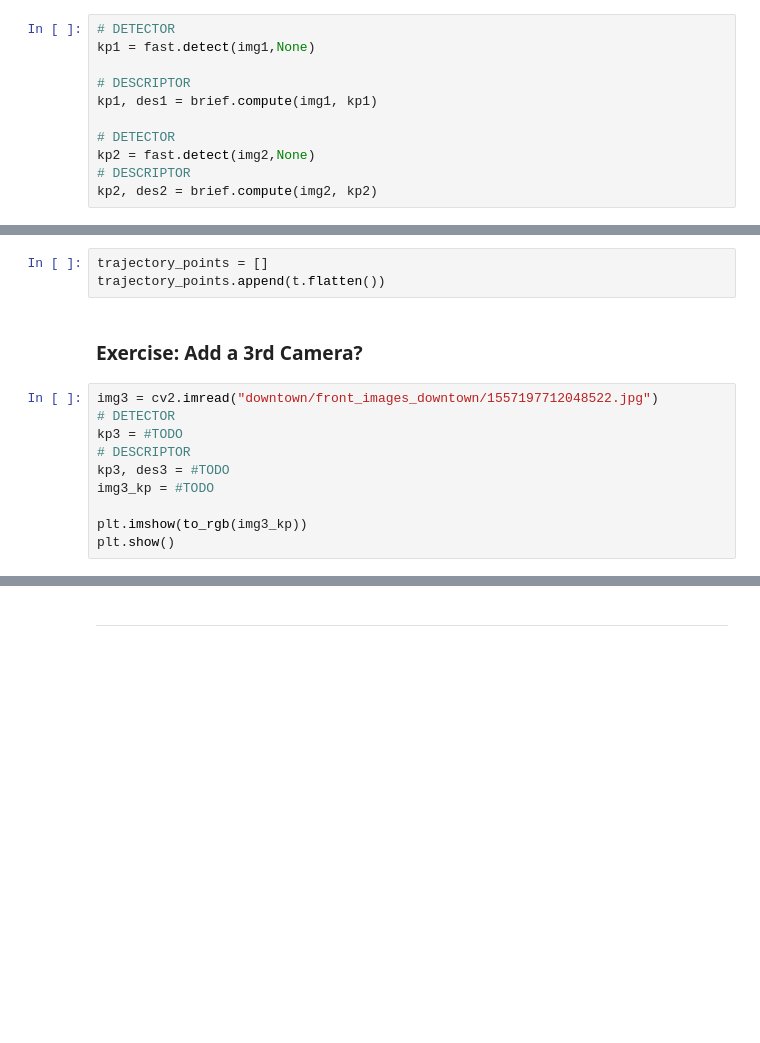
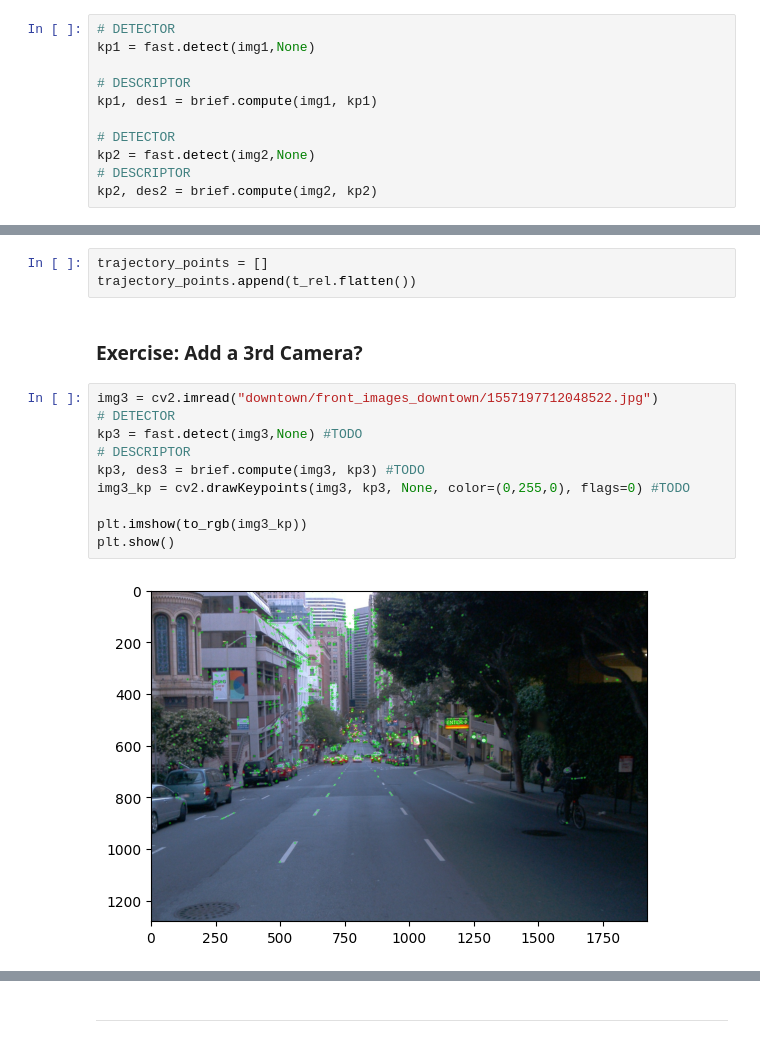
Before and after one commit to ssharma1991/autonomous-car-camera-stack, a Jupyter notebook: 3D_computer_vision/Week_6_Visual_SLAM.ipynb, the cells around one changed output, grey strips where cells are left out. Drawn from its saved outputs; the diff is of its cells as text; blank space fills up the shorter version.

```diff
--- a/3D_computer_vision/Week_6_Visual_SLAM.ipynb
+++ b/3D_computer_vision/Week_6_Visual_SLAM.ipynb
@@ -206,17 +245,19 @@ plt.show()
 # %%
 trajectory_points = []
-trajectory_points.append(t.flatten())
+trajectory_points.append(t_rel.flatten())
 # %% [markdown]
 ### **Exercise: Add a 3rd Camera?**
 # %%
 img3 = cv2.imread("downtown/front_images_downtown/1557197712048522.jpg")
 # DETECTOR
-kp3 = #TODO
+kp3 = fast.detect(img3,None) #TODO
 # DESCRIPTOR
-kp3, des3 = #TODO
-img3_kp = #TODO
+kp3, des3 = brief.compute(img3, kp3) #TODO
+img3_kp = cv2.drawKeypoints(img3, kp3, None, color=(0,255,0), flags=0) #TODO
 
 plt.imshow(to_rgb(img3_kp))
 plt.show()
+# %% [output]
+[figure, added]
 # %%
 ### MATCH
```
Also changed, not shown: parts of 21 cells of this notebook.
